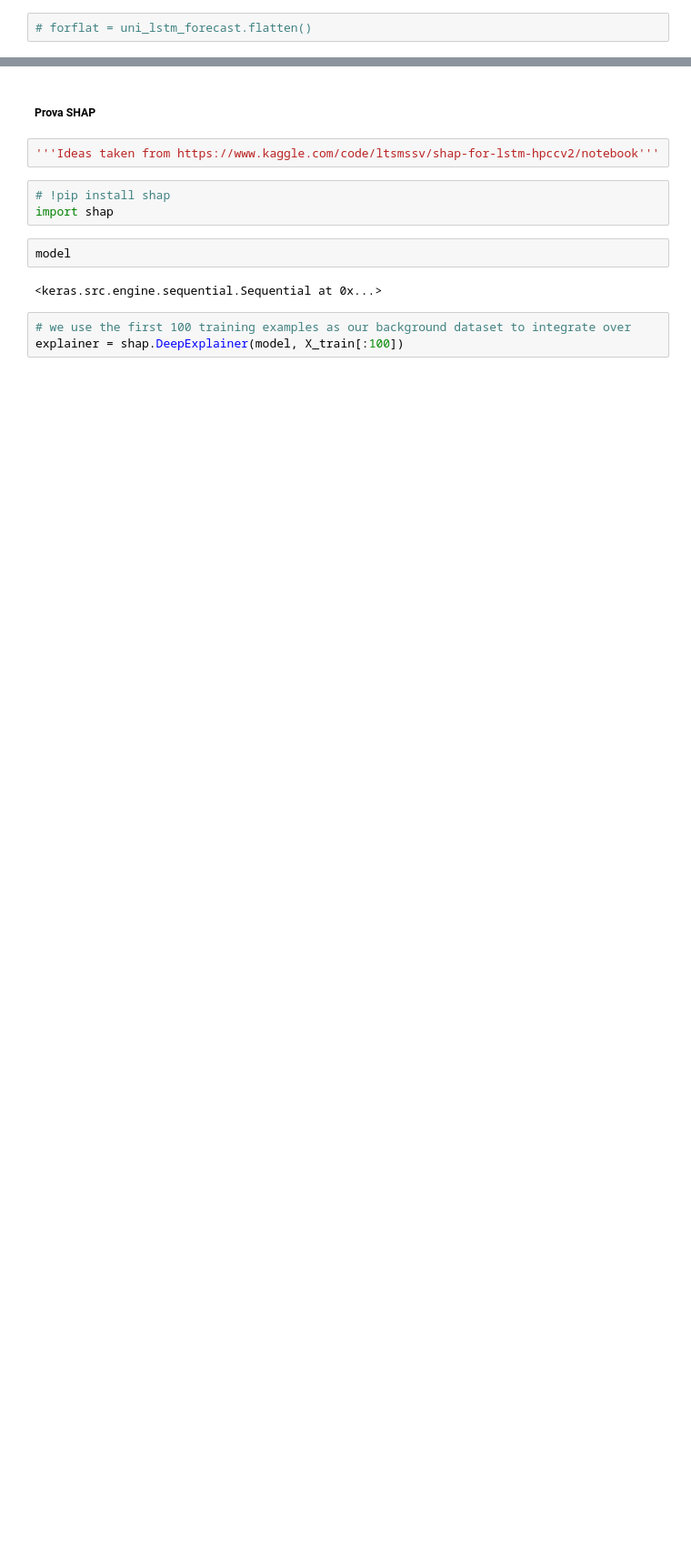
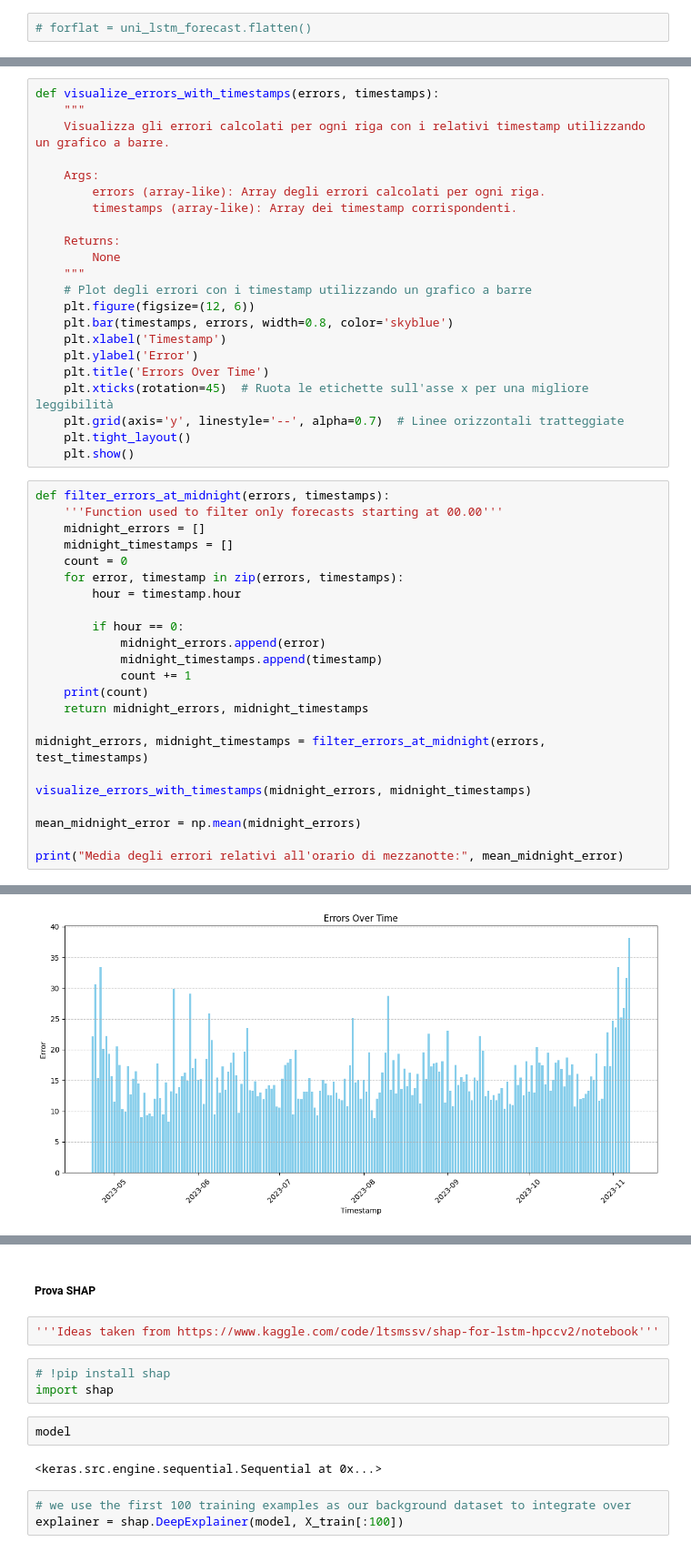
Before and after one commit to GiovanniPerri23/master_thesis, a Jupyter notebook: notebooks_try/LSTM_model.ipynb, the cells around one changed output, grey strips where cells are left out. Shown: that part at 91% size. Saved outputs shown, nothing was run; the diff lists cells and outputs as text; blank space fills up the shorter version.

```diff
--- a/notebooks_try/LSTM_model.ipynb
+++ b/notebooks_try/LSTM_model.ipynb
@@ -217,0 +346,46 @@ else:
+# %%
+def visualize_errors_with_timestamps(errors, timestamps):
+    """
+    Visualizza gli errori calcolati per ogni riga con i relativi timestamp utilizzando un grafico a barre.
+
+    Args:
+        errors (array-like): Array degli errori calcolati per ogni riga.
+        timestamps (array-like): Array dei timestamp corrispondenti.
+
+    Returns:
+        None
+    """
+    # Plot degli errori con i timestamp utilizzando un grafico a barre
+    plt.figure(figsize=(12, 6))
+    plt.bar(timestamps, errors, width=0.8, color='skyblue')
+    plt.xlabel('Timestamp')
+    plt.ylabel('Error')
+    plt.title('Errors Over Time')
+    plt.xticks(rotation=45)  # Ruota le etichette sull'asse x per una migliore leggibilità
+    plt.grid(axis='y', linestyle='--', alpha=0.7)  # Linee orizzontali tratteggiate
+    plt.tight_layout()
+    plt.show()
+# %%
+def filter_errors_at_midnight(errors, timestamps):
+    '''Function used to filter only forecasts starting at 00.00'''
+    midnight_errors = []
+    midnight_timestamps = []
+    count = 0
+    for error, timestamp in zip(errors, timestamps):
+        hour = timestamp.hour
+
+        if hour == 0:
+            midnight_errors.append(error)
+            midnight_timestamps.append(timestamp)
+            count += 1
+    print(count)
+    return midnight_errors, midnight_timestamps
+
+midnight_errors, midnight_timestamps = filter_errors_at_midnight(errors, test_timestamps)
+
+visualize_errors_with_timestamps(midnight_errors, midnight_timestamps)
+
+mean_midnight_error = np.mean(midnight_errors)
+
+print("Media degli errori relativi all'orario di mezzanotte:", mean_midnight_error)
+# %% [output]
@@ -217,0 +393 @@ else:
+[figure, added]
```
Also changed, not shown: parts of 18 cells of this notebook.
